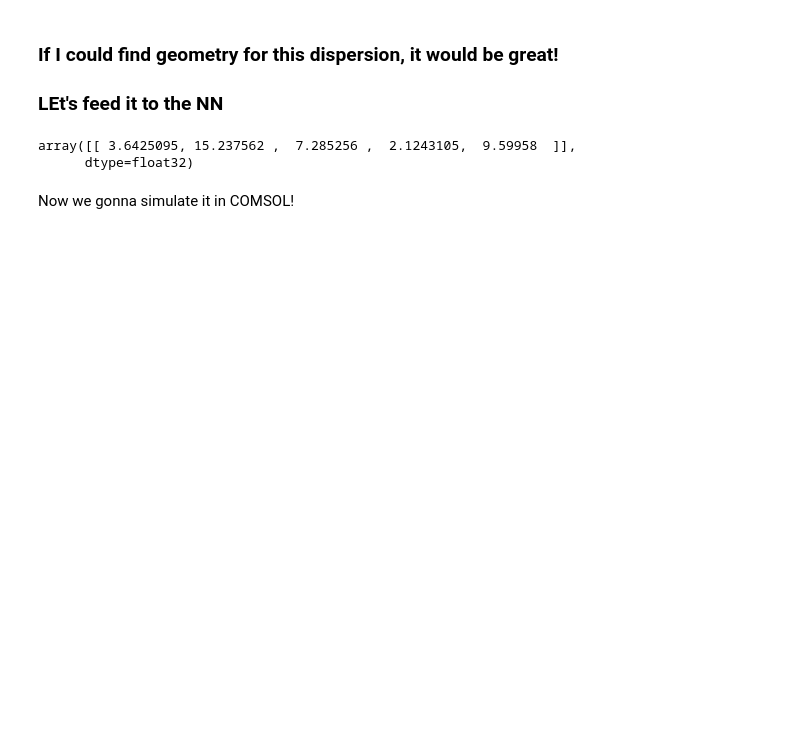
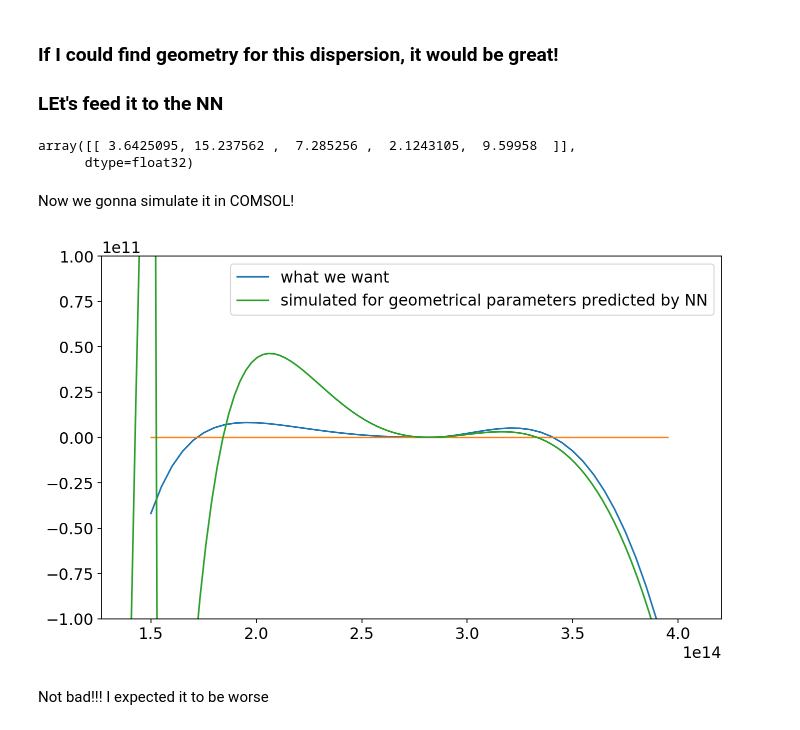
Before and after one commit to akarazeev/REDE, a Jupyter notebook: main_keras_realization.ipynb, the cells around one changed output. Saved outputs shown, nothing was run; the diff lists cells and outputs as text; code cells hidden in the pictures; blank space fills up the shorter version.

```diff
--- a/main_keras_realization.ipynb
+++ b/main_keras_realization.ipynb
@@ -464,0 +469,21 @@ Now we gonna simulate it in COMSOL!
+# %%
+ mat = spio.loadmat('utils/matlab_data/predicted.mat', squeeze_me=True)
+# %%
+s= mat['str']
+# %%
+Dint_simulated = s['Dint'][()]
+freq_sim = s['freq'][()]
+# %%
+plt.figure(num=None, figsize=(10, 6), dpi=80, facecolor='w', edgecolor='k')
+plt.plot(freq_grid,Dint_probe,label='what we want')
+plt.plot(freq_grid,np.zeros(freq_grid.shape))
+plt.plot(freq_sim, Dint_simulated,label='simulated for geometrical parameters predicted by NN')
+plt.ylim([-1e11,1e11])
+plt.xlabel('Frequency')
+plt.yla
+plt.legend()
+plt.show()
+# %% [output]
+[figure, added]
+# %% [markdown]
+Not bad!!! I expected it to be worse
```
Also changed, not shown: parts of 3 cells of this notebook, 2 other files.
